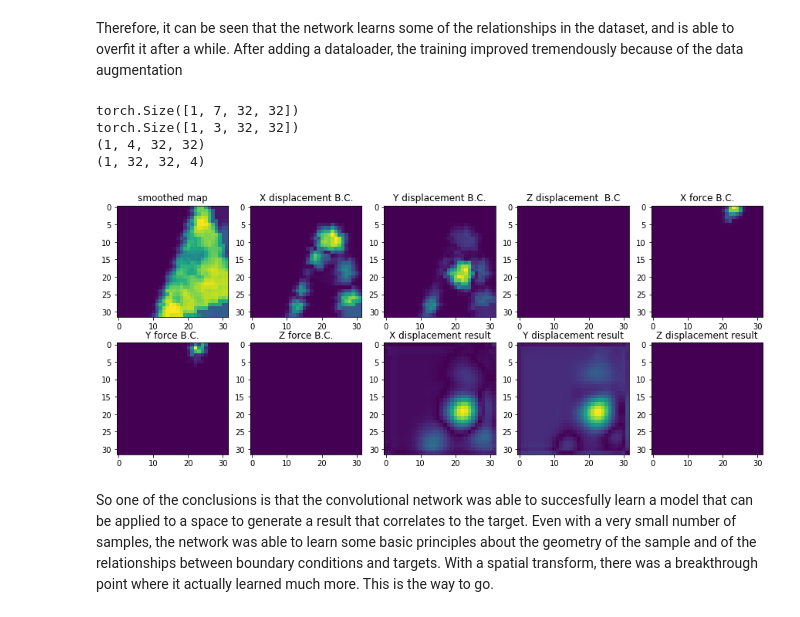
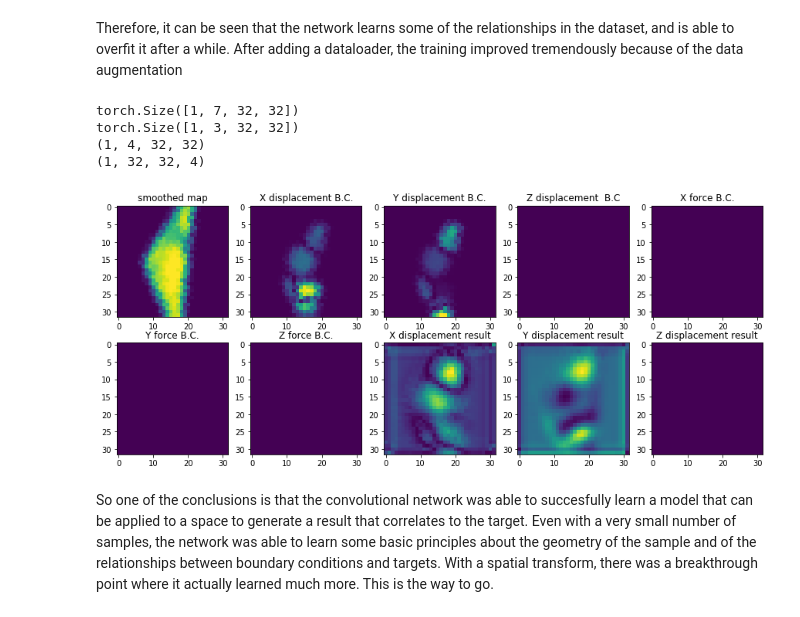
Before and after one commit to waltherwj/AI-and-FEA-model, a Jupyter notebook: 2D/preprocessing/training_proof_of_concept.ipynb, the cells around one changed output. Saved outputs shown, nothing was run; the diff lists cells and outputs as text; code cells hidden in the pictures.

```diff
--- a/2D/preprocessing/training_proof_of_concept.ipynb
+++ b/2D/preprocessing/training_proof_of_concept.ipynb
@@ -706,27 +706,27 @@ def plot_grid_2d(concat_input, concat_output):
 
     plt.show()
 # %%
-sample = 80
+sample = 62
 sample_transformed = transformed_dataset[sample]
 sample_bc = np.moveaxis(sample_transformed['boundary_conditions'].data.clone().data.numpy(), 0, 2)
 ## plot one of the results after passing the convolutional network through it once
 print(sample_transformed['boundary_conditions'].data.clone().unsqueeze(0).shape)
 sample_prediction = net.cpu().forward(sample_transformed['boundary_conditions'].data.clone().unsqueeze(0))
 print(sample_prediction.shape)
 sample_prediction = F.pad(sample_prediction, (0,0,0,0,0,1)).detach().numpy()
 print(sample_prediction.shape)
 sample_prediction = np.moveaxis(sample_prediction, 1, 3)
 print(sample_prediction.shape)
 
 
 #print(sample_prediction.shape, dataset[0][27:28,:,10,22], sample_prediction[:,:,10,22])
 plot_grid_2d(sample_bc, sample_prediction[0,:,:,:])
 # %% [output]
 torch.Size([1, 7, 32, 32])
 torch.Size([1, 3, 32, 32])
 (1, 4, 32, 32)
 (1, 32, 32, 4)
-[figure, old version]
+[figure, new version]
 # %% [markdown]
 So one of the conclusions is that the convolutional network was  able to succesfully learn a model that can be applied to a space to generate a result  that correlates to the target. Even with a very small number of samples, the network was able to learn some basic principles about the geometry of the sample and of the relationships between boundary conditions and targets. With a spatial transform, there was a breakthrough point where it actually learned much more. This is the way to go.
 # %%
```
